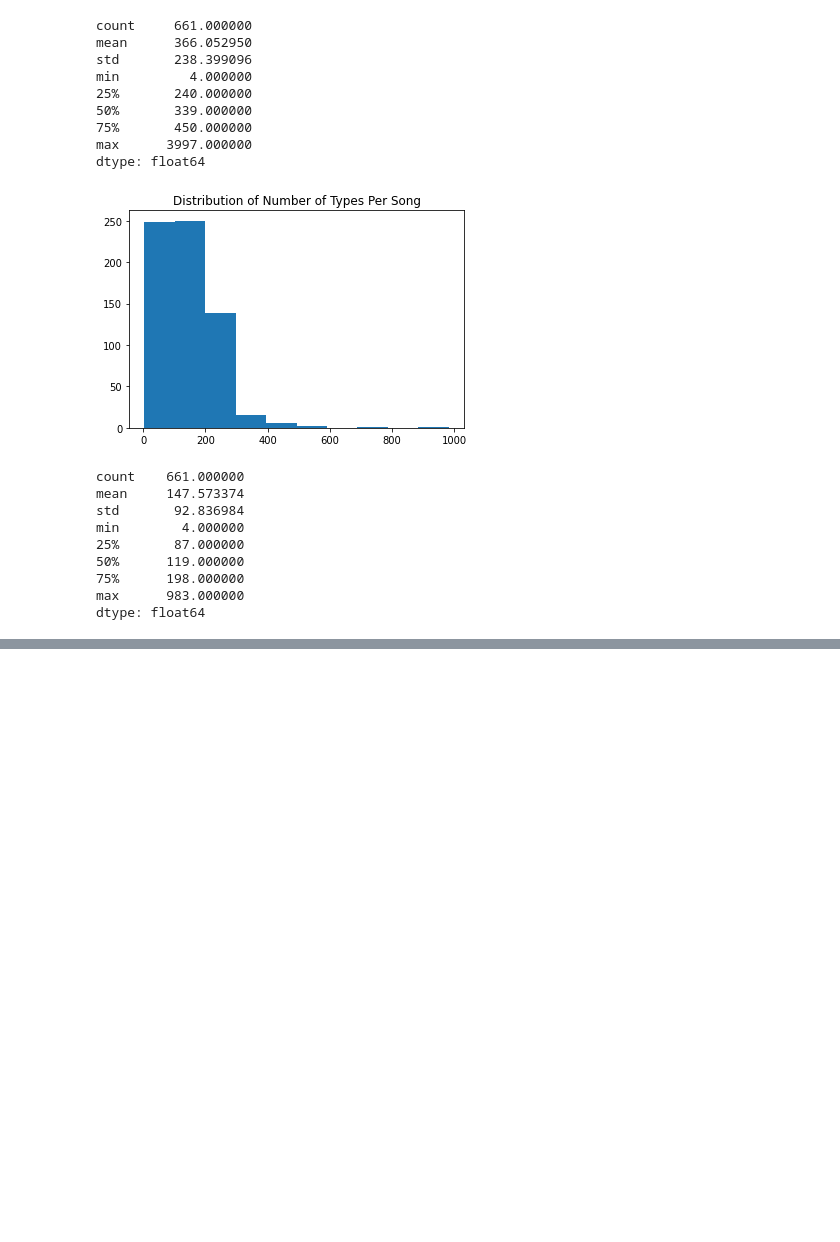
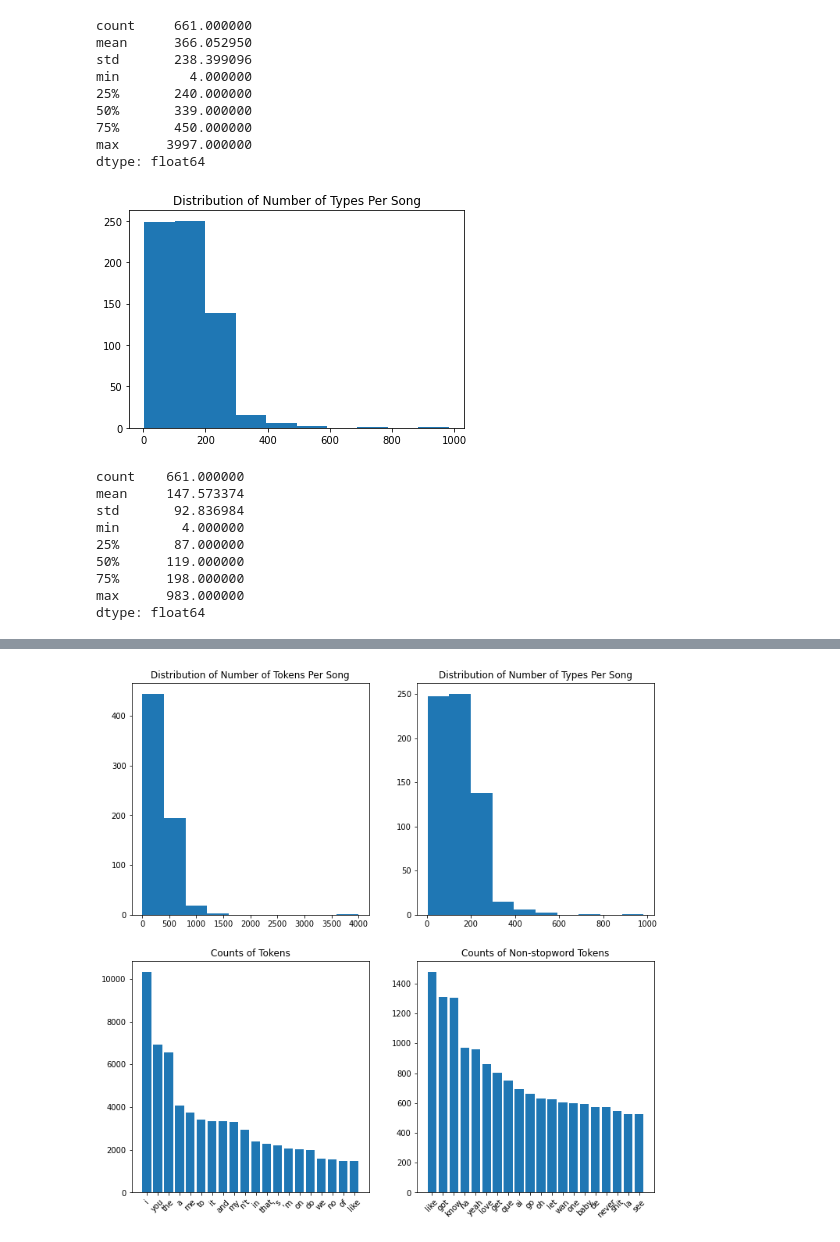
Before and after one commit to Jared-Hirsch/CS4300_Spring_2021_Project, a Jupyter notebook: scrapers/exploratory data analysis.ipynb, the cells around one changed output, grey strips where cells are left out. Cells and saved outputs as stored; diff of their text form; code cells hidden in the pictures; blank space fills up the shorter version.

```diff
--- a/scrapers/exploratory data analysis.ipynb
+++ b/scrapers/exploratory data analysis.ipynb
@@ -135,0 +147,19 @@ plt.show()
+# %%
+fig, axs = plt.subplots(2,2, figsize = (12,12))
+axs[0,0].hist(n_tokens.values())
+axs[0,0].set_title("Distribution of Number of Tokens Per Song")
+axs[0,1].hist(n_types.values())
+axs[0,1].set_title("Distribution of Number of Types Per Song")
+
+axs[1,0].bar([x[0] for x in most_common], [x[1] for x in most_common])
+plt.sca(axs[1, 0])
+plt.xticks(rotation = 45)
+axs[1,0].set_title("Counts of Tokens")
+
+axs[1,1].bar([x[0] for x in ns_most_common], [x[1] for x in ns_most_common])
+plt.sca(axs[1, 1])
+plt.xticks(rotation = 45)
+axs[1,1].set_title("Counts of Non-stopword Tokens")
+plt.show()
+# %% [output]
+[figure, added]
```
Also changed, not shown: parts of 4 cells of this notebook, 1 other file.
